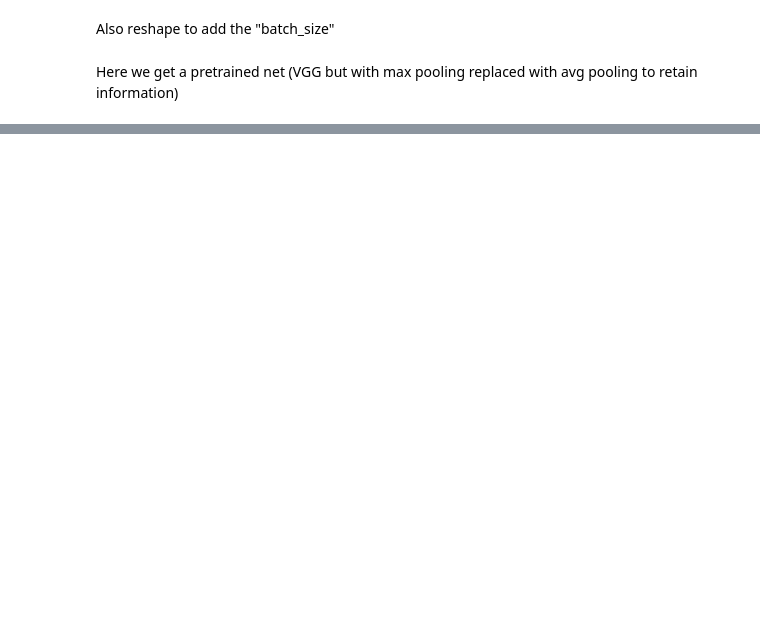
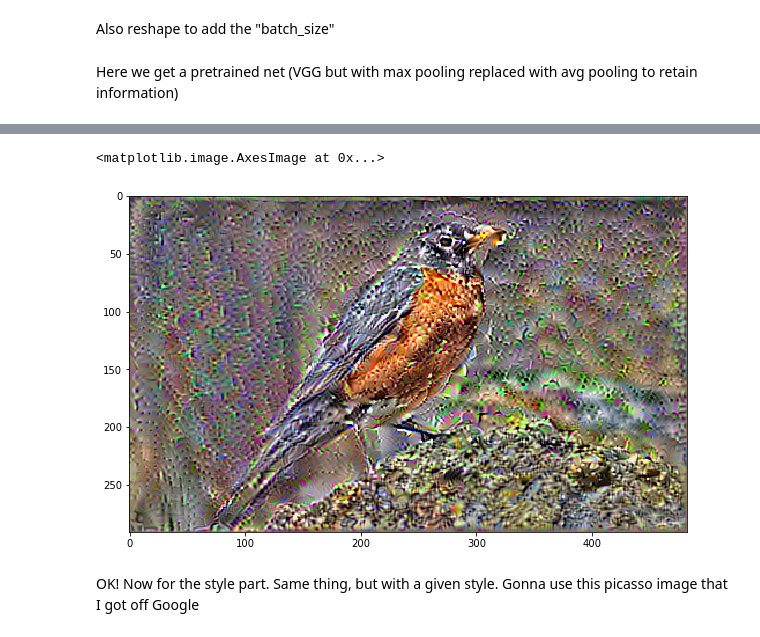
Before and after one commit to ali-tny/fastai-hw, a Jupyter notebook: l8/neural-style.ipynb, the cells around one changed output, grey strips where cells are left out. Cells and saved outputs as stored; diff of their text form; code cells hidden in the pictures; blank space fills up the shorter version.

```diff
--- a/l8/neural-style.ipynb
+++ b/l8/neural-style.ipynb
@@ -61,0 +107,2 @@ def solve_image(eval_obj, img, niter):
+# %%
+targ = partial_model.predict(img_arr)
@@ -61,0 +123,10 @@ def solve_image(eval_obj, img, niter):
+# %%
+def mse(y_true, y_pred):
+    return K.mean(K.square(y_pred - y_true))
+# %%
+loss = mse(layer, targ)
+grads = K.gradients(loss, model.input)
+fn = K.function([model.input], [loss]+grads)
+evaluator = Evaluator(fn, shp)
+# %%
+y = solve_image(evaluator, x, 10)
@@ -61,0 +150,8 @@ def solve_image(eval_obj, img, niter):
+# %%
+plt.figure(figsize=(10,10))
+plt.imshow(deproc(y.copy(), shp)[0])
+# %% [output]
+<matplotlib.image.AxesImage at 0x...>
+[figure, added]
+# %% [markdown]
+OK! Now for the style part. Same thing, but with a given style. Gonna use this picasso image that I got off Google
```
Also changed, not shown: parts of 48 cells of this notebook, 1 other file.
